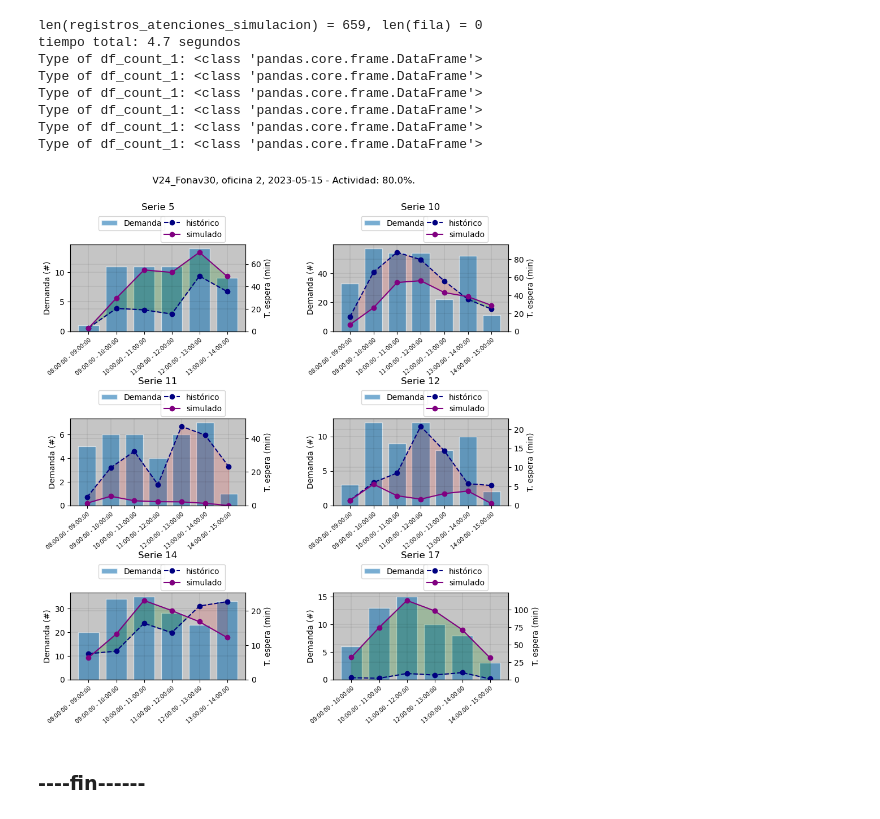
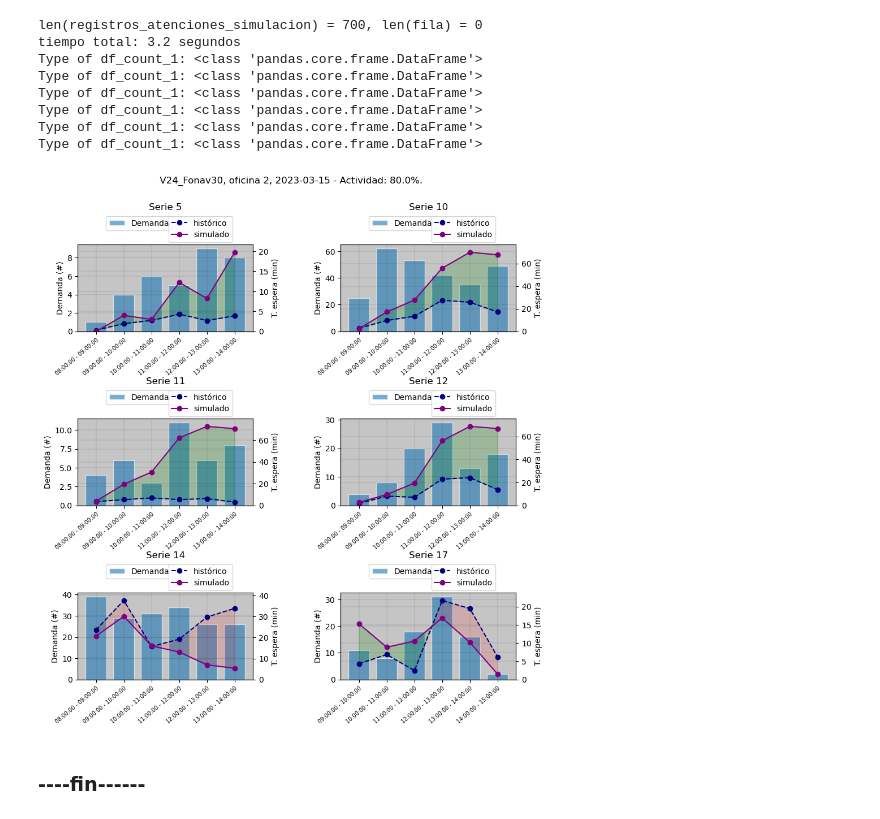
Before and after one commit to alejandroacevedo2305/Flux_v0, a Jupyter notebook: demo_notebooks/demo_simulador.ipynb, the cells around one changed output. Drawn from its saved outputs; the diff is of its cells as text; code cells hidden in the pictures.

```diff
--- a/demo_notebooks/demo_simulador.ipynb
+++ b/demo_notebooks/demo_simulador.ipynb
@@ -195,0 +206,13 @@ class DatasetTTP(BaseModel):
+# %%
+# FECHA = "2023-05-15"
+# ID_OFICINA = 2
+ID_DATABASE = 'V24_Fonav30'
+# Adicionalmente disponibles: "V24_Provida", "V24_Fonav30", "V24_Cruz", "V24_Afpmodelo"
+#V24_Provida: 13 -  'V24_Fonav30': 2 - V24_Afpmodelo: 1
+ID_OFICINA = 2
+FECHA = "2023-03-15"
+DB_CONN = "mysql://autopago:Ttp-20238270@totalpackmysql.mysql.database.azure.com:3306/capacity_data_fonasa"
+
+dataset = DatasetTTP(connection_string=DB_CONN, id_oficina=ID_OFICINA)
+atenciones, planificacion = dataset.un_dia(fecha=FECHA)  # TODO: Implementar validaciones
+atenciones
@@ -196,18 +233,6 @@ class DatasetTTP(BaseModel):
 # %%
-FECHA = "2023-05-15"
-ID_OFICINA = 2
-ID_DATABASE = 'V24_Fonav30'
-# Adicionalmente disponibles: "V24_Provida", "V24_Fonav30", "V24_Cruz", "V24_Afpmodelo"
-#V24_Provida: 13 -  'V24_Fonav30': 2 - V24_Afpmodelo: 1
-# Esto es para que no se te caiga si no tienes la DB en local, instanciada
-try:
-    os.environ["API_DB_STRING"]  # Deberia existir
-except KeyError:
-    os.environ["API_DB_STRING"] = "postgresql://capacity:capacity@100.73.118.57:5432"
 
-DB_CONN: str = f'{os.environ["API_DB_STRING"]}/{ID_DATABASE}'
 
-dataset = DatasetTTP(connection_string=DB_CONN, id_oficina=ID_OFICINA)
 el_dia_real, plan  = dataset.un_dia(fecha=FECHA)
 
 el_dia_real['T_Ate'] = (el_dia_real['FH_AteFin'] - el_dia_real['FH_AteIni']).astype('timedelta64[s]').dt.total_seconds().astype(int)
@@ -219,36 +244,36 @@ el_dia_real = el_dia_real.sort_values(by='FH_Emi', inplace=False).astype(
         'FH_AteIni': 'datetime64[s]',
         'FH_AteFin': 'datetime64[s]',})
 ######################
 #------Simulacion-----
 ######################
 import time
 start_time           = time.time()
 hora_cierre          = "17:30:00"
 porcentaje_actividad =.8
 registros_atenciones_simulacion, fila = sim.simv7(
                                                     el_dia_real, hora_cierre,
                                                     sim.plan_desde_skills(skills=sim.obtener_skills(el_dia_real) ,
                                                                         inicio = '08:00:00',
                                                                         porcentaje_actividad=porcentaje_actividad),
                                                     probabilidad_pausas =  0.75,      # 'V24_Afpmodelo': .75 ,           #'V24_Provida' .7,            # V24_Fonav30:   0.8,
                                                     factor_pausas       = .020,        #'V24_Afpmodelo': 0.20,           #'V24_Provida' .2,            # V24_Fonav30:  .05,
                                                     params_pausas       =  [0, 1/3, 1] ,#'V24_Afpmodelo': [0, 1/3, 1]    #'V24_Provida' [0, 1/5, 1/4], #V24_Fonav30:   [0, 1/10, 1/2]
                                                 )
     #, log_path="dev/simulacion.log")
 print(f"{len(registros_atenciones_simulacion) = }, {len(fila) = }")
 end_time = time.time()
 print(f"tiempo total: {end_time - start_time:.1f} segundos")
 sim.compare_historico_vs_simulacion(el_dia_real, registros_atenciones_simulacion,  ID_DATABASE, ID_OFICINA,FECHA ,porcentaje_actividad)
 # %% [output]
-len(registros_atenciones_simulacion) = 659, len(fila) = 0
-tiempo total: 4.7 segundos
+len(registros_atenciones_simulacion) = 700, len(fila) = 0
+tiempo total: 3.2 segundos
 Type of df_count_1: <class 'pandas.core.frame.DataFrame'>
 Type of df_count_1: <class 'pandas.core.frame.DataFrame'>
 Type of df_count_1: <class 'pandas.core.frame.DataFrame'>
 Type of df_count_1: <class 'pandas.core.frame.DataFrame'>
 Type of df_count_1: <class 'pandas.core.frame.DataFrame'>
 Type of df_count_1: <class 'pandas.core.frame.DataFrame'>
-[figure, old version]
+[figure, new version]
 # %% [markdown]
 ### ----fin------
 # %%
```
Also changed, not shown: parts of 2 cells of this notebook, 1 other file.
